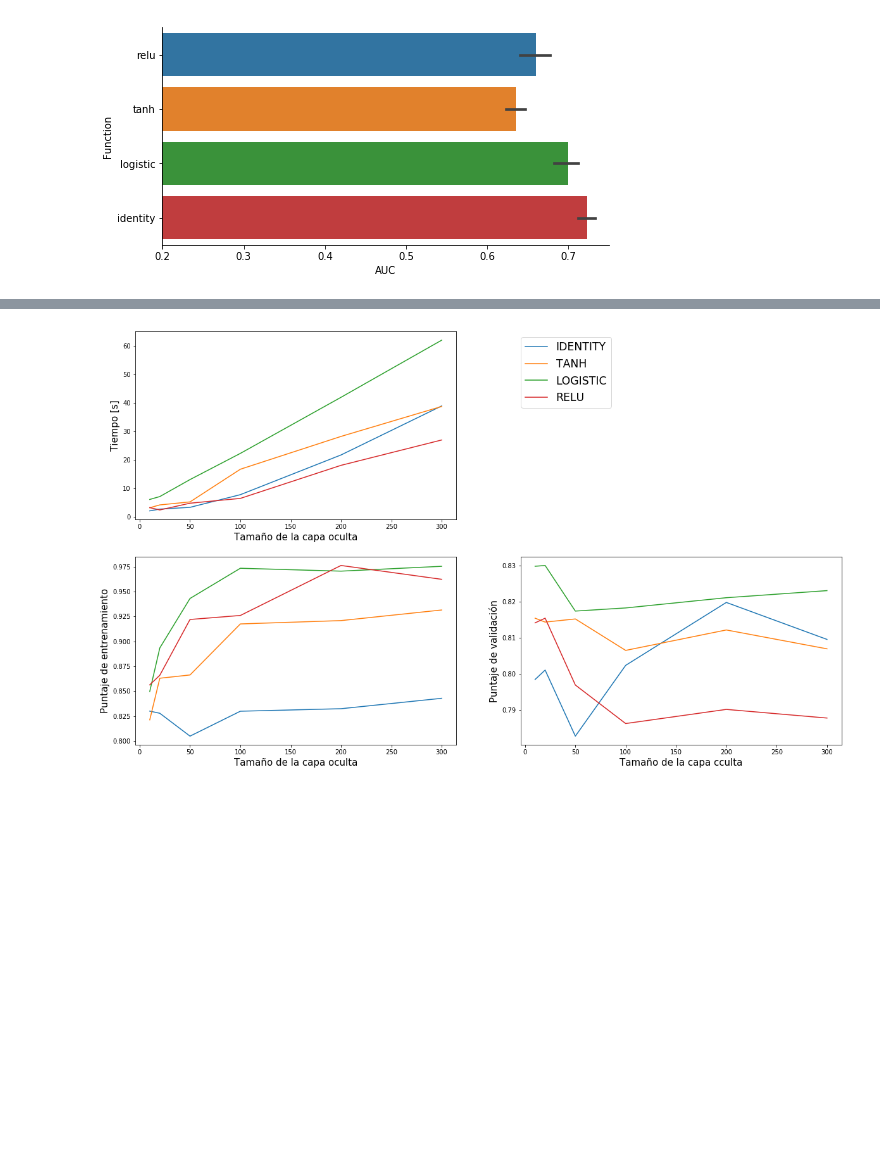
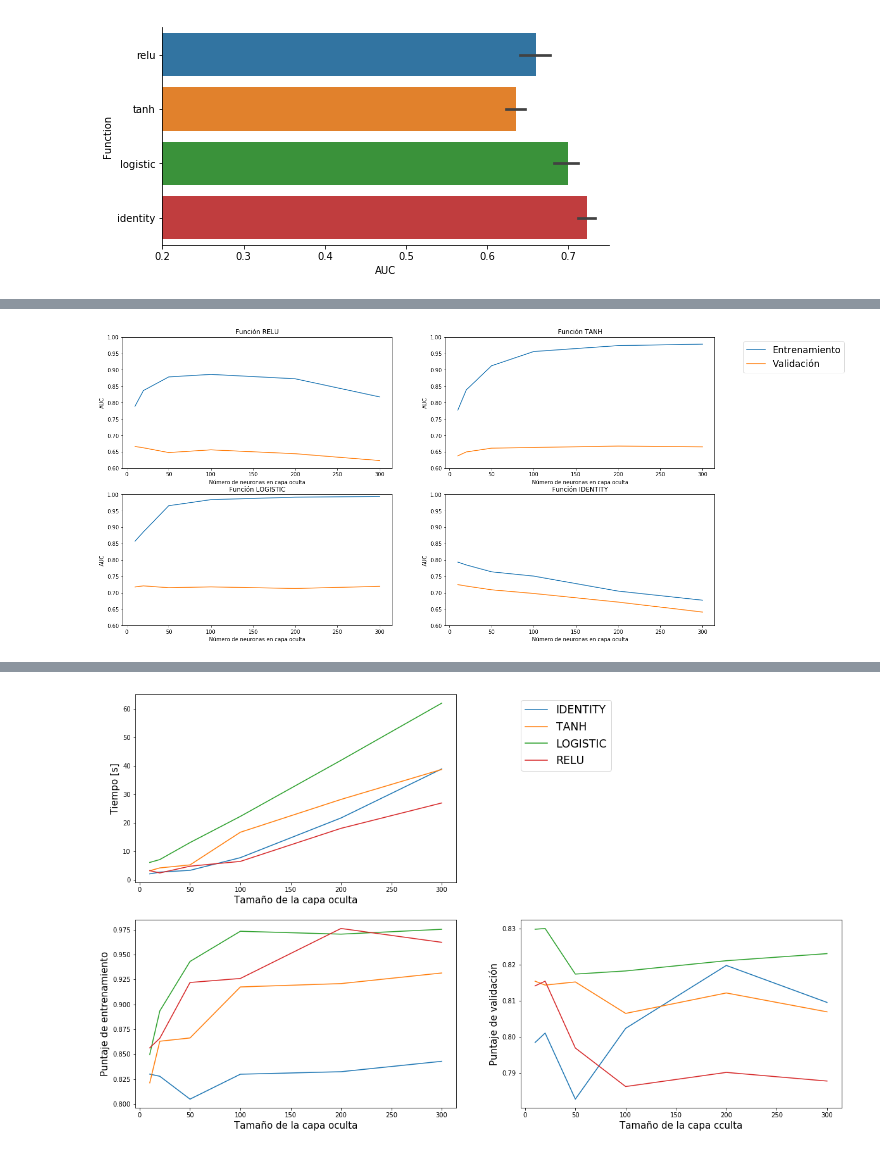
Before and after one commit to sofisappia/Machine-Learning-Algorithms, a Jupyter notebook: MLP-Model-Selection.ipynb, the cells around one changed output, grey strips where cells are left out. Cells and saved outputs as stored; diff of their text form; code cells hidden in the pictures; blank space fills up the shorter version.

```diff
--- a/MLP-Model-Selection.ipynb
+++ b/MLP-Model-Selection.ipynb
@@ -605,2 +639,18 @@ def plot_MLP_hsizes(X_train, y_train, fcns, params, cv, hsizes):
+# %%
+### PLOT
+fig = plt.figure(figsize=(20,10))
+
+for i, fcn in enumerate(list_fcns):
+    plt.subplot('22'+str(i+1))
+    plt.plot(h_sizes, result[fcn]['train_scores'], label='Entrenamiento')
+    plt.plot(h_sizes, result[fcn]['valid_scores'], label='Validación')
+    plt.xlabel('Número de neuronas en capa oculta')
+    plt.ylim((0.6, 1))
+    plt.ylabel('AUC')
+    plt.title('Función '+fcn.upper())
+plt.legend(bbox_to_anchor=(1.5, 2.2), ncol=1, fontsize='xx-large')
+plt.show()
+# %% [output]
+[figure, added]
 # %%
 result = plot_MLP_hsizes(X_train, y_train, list_fcns, params, cv, h_sizes)
```
Also changed, not shown: parts of 5 cells of this notebook.
